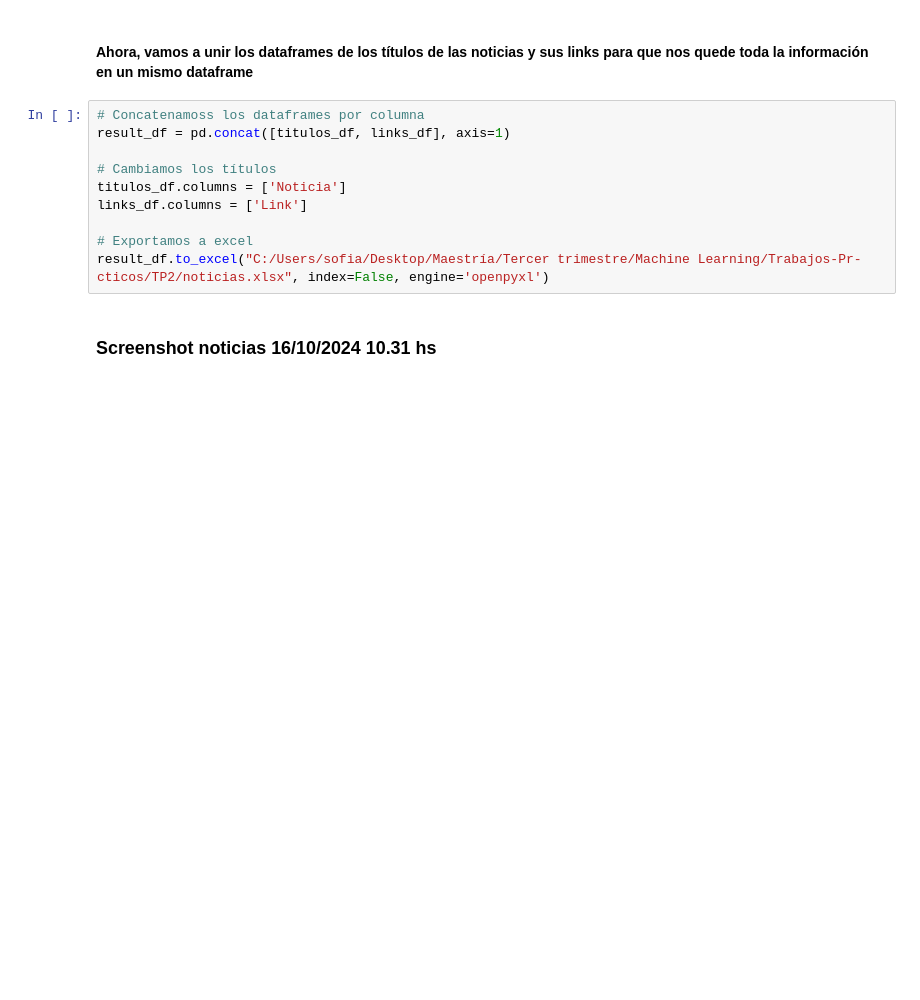
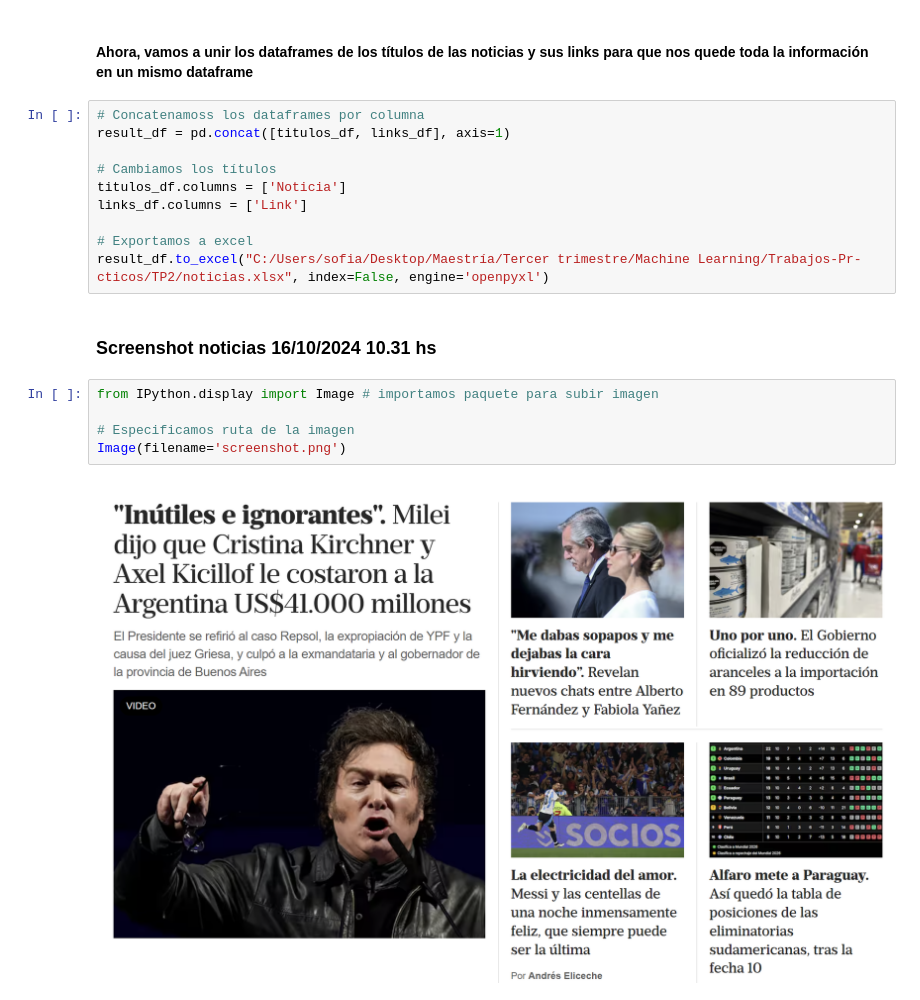
Before and after one commit to ManuDF0/Trabajos-Pr-cticos, a Jupyter notebook: TP2/TP2.ipynb, the cells around one changed output. Cells and saved outputs as stored; diff of their text form; blank space fills up the shorter version.

```diff
--- a/TP2/TP2.ipynb
+++ b/TP2/TP2.ipynb
@@ -191,3 +191,10 @@ links_df.columns = ['Link']
 result_df.to_excel("C:/Users/sofia/Desktop/Maestría/Tercer trimestre/Machine Learning/Trabajos-Pr-cticos/TP2/noticias.xlsx", index=False, engine='openpyxl')
 # %% [markdown]
 ### Screenshot noticias 16/10/2024 10.31 hs
+# %%
+from IPython.display import Image # importamos paquete para subir imagen
+
+# Especificamos ruta de la imagen
+Image(filename='screenshot.png')
+# %% [output]
+[figure, added]
```
